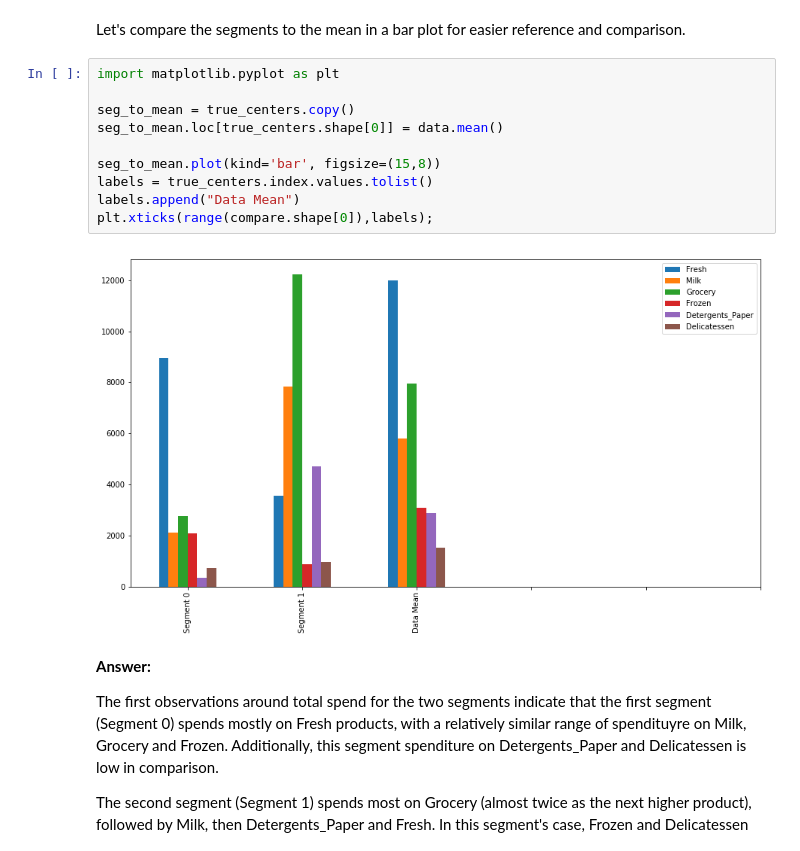
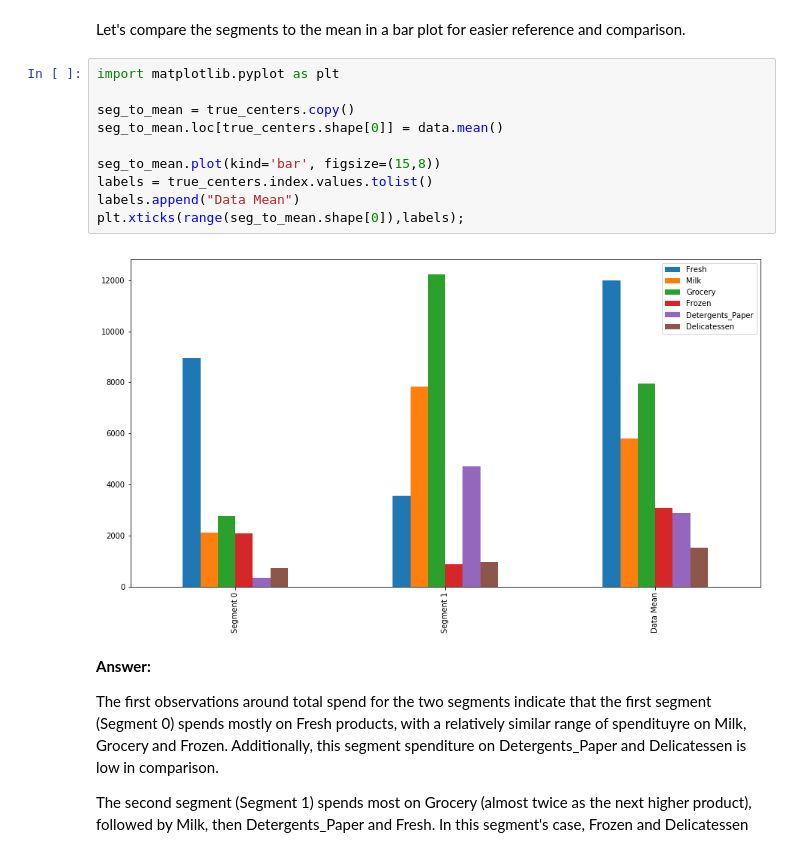
Before and after one commit to anthonybaker/mlnd_customer_segments, a Jupyter notebook: customer_segments.ipynb, the cells around one changed output. Saved outputs shown, nothing was run; the diff lists cells and outputs as text.

```diff
--- a/customer_segments.ipynb
+++ b/customer_segments.ipynb
@@ -637,15 +714,15 @@ Let's compare the segments to the mean in a bar plot for easier reference and co
 # %%
 import matplotlib.pyplot as plt
 
 seg_to_mean = true_centers.copy()
 seg_to_mean.loc[true_centers.shape[0]] = data.mean()
 
 seg_to_mean.plot(kind='bar', figsize=(15,8))
 labels = true_centers.index.values.tolist()
 labels.append("Data Mean")
-plt.xticks(range(compare.shape[0]),labels);
+plt.xticks(range(seg_to_mean.shape[0]),labels);
 # %% [output]
-[figure, old version]
+[figure, new version]
 # %% [markdown]
 **Answer:**
 
```
Also changed, not shown: parts of 14 cells of this notebook.
